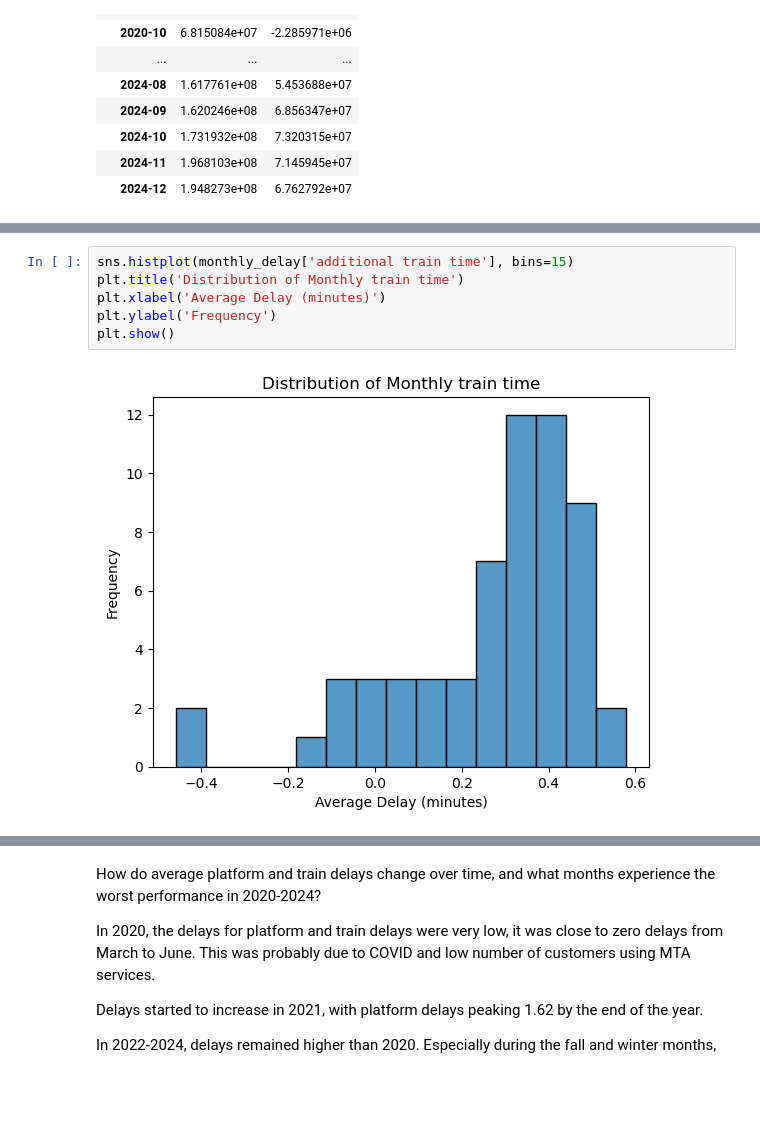
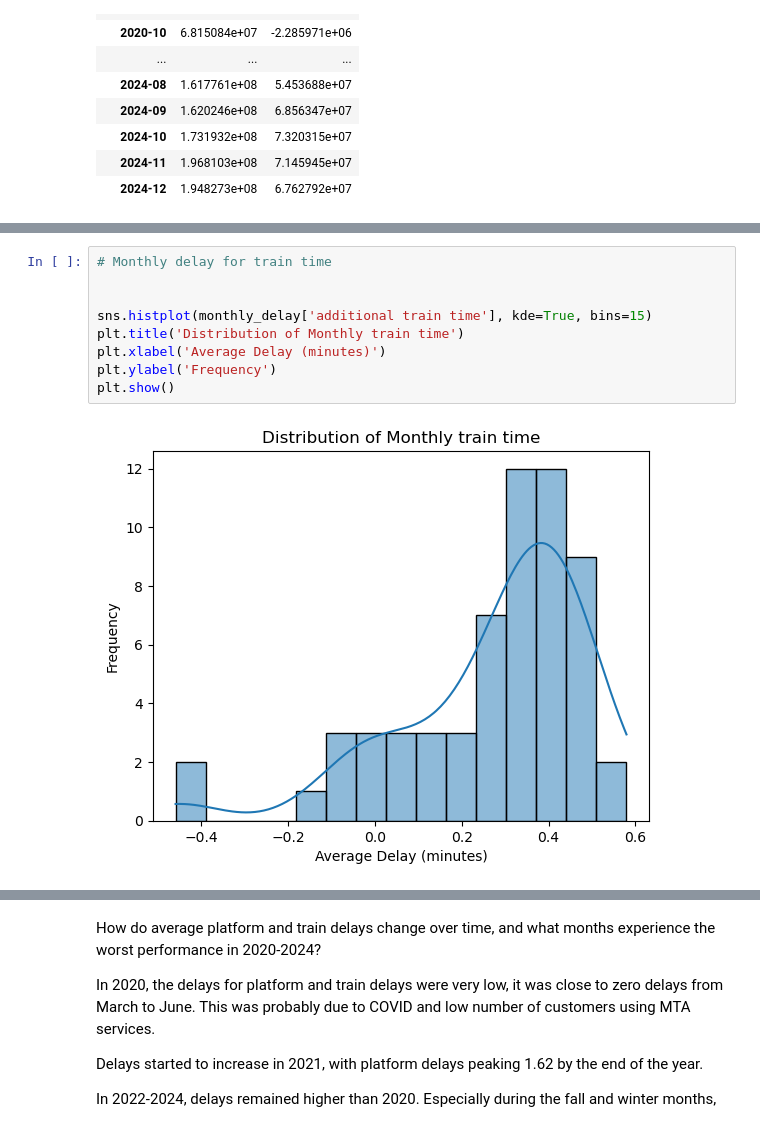
Before and after one commit to tali0n-git/MTA-subway-analysis, a Jupyter notebook: jessica-notebook.ipynb, the cells around one changed output, grey strips where cells are left out. Cells and saved outputs as stored; diff of their text form; blank space fills up the shorter version.

```diff
--- a/jessica-notebook.ipynb
+++ b/jessica-notebook.ipynb
@@ -147,9 +149,12 @@ plt.show()
 # %%
-sns.histplot(monthly_delay['additional train time'], bins=15)
+# Monthly delay for train time
+
+
+sns.histplot(monthly_delay['additional train time'], kde=True, bins=15)
 plt.title('Distribution of Monthly train time')
 plt.xlabel('Average Delay (minutes)')
 plt.ylabel('Frequency')
 plt.show()
 # %% [output]
-[figure, old version]
+[figure, new version]
 # %%
```
Also changed, not shown: parts of 7 cells of this notebook.
